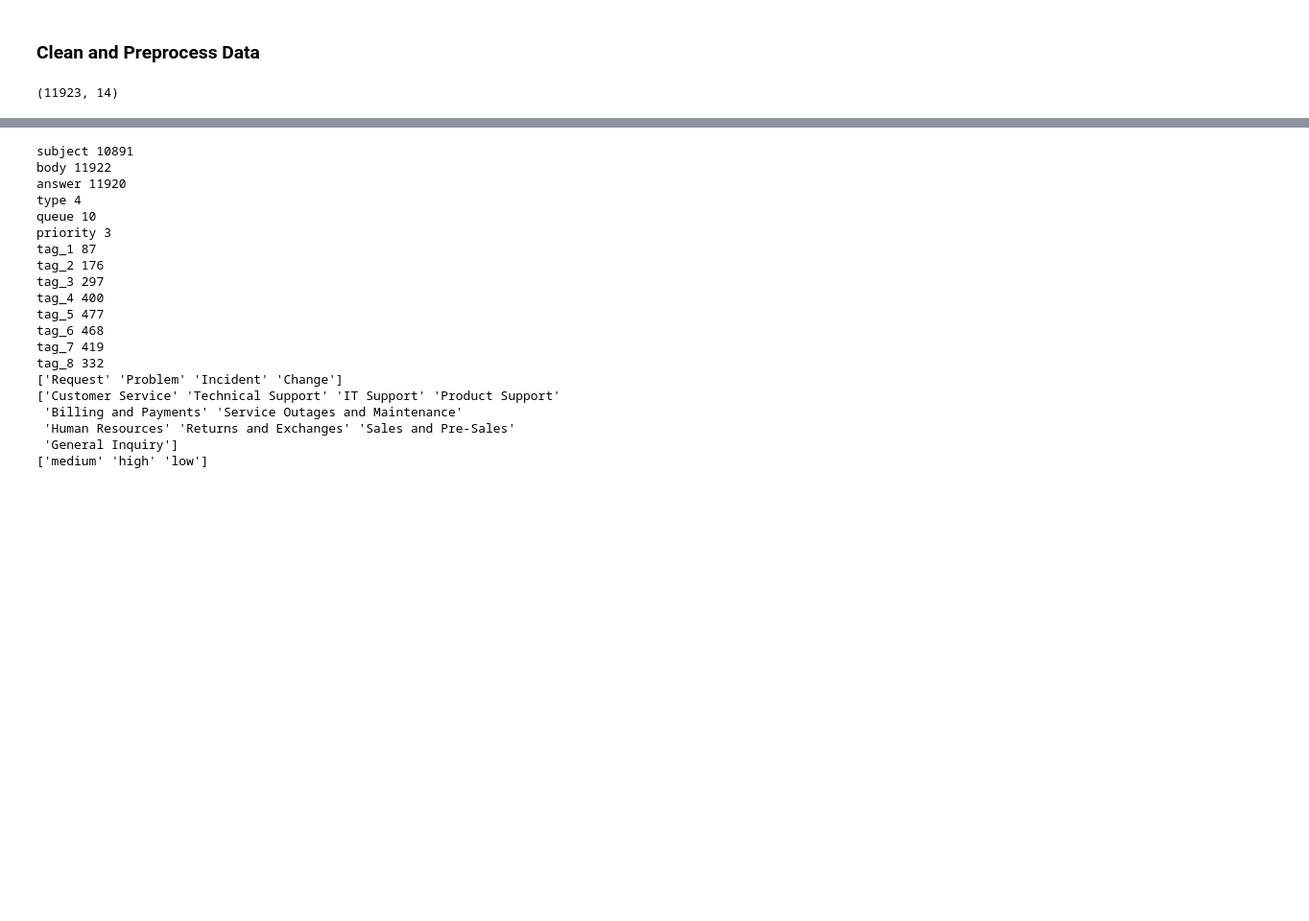
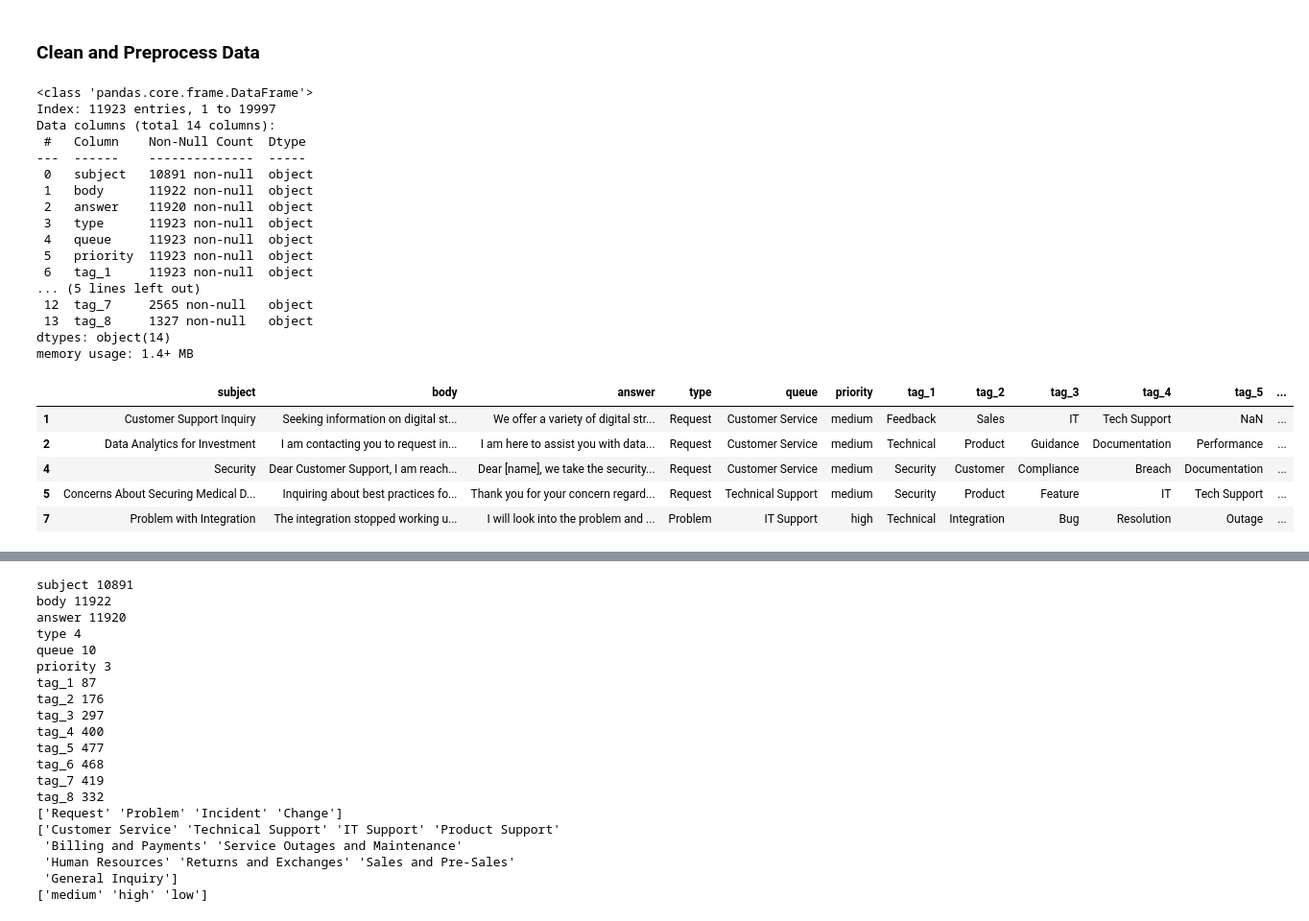
Before and after one commit to JRCockrum/csci4022-final-project, a Jupyter notebook: notebooks/kmodes_test.ipynb, the cells around one changed output, grey strips where cells are left out. Shown: that part at 96% size. Drawn from its saved outputs; the diff is of its cells as text; code cells hidden in the pictures; blank space fills up the shorter version.

```diff
--- a/notebooks/kmodes_test.ipynb
+++ b/notebooks/kmodes_test.ipynb
@@ -41,7 +41,30 @@ memory usage: 2.3+ MB
 # %%
 #Remove tickets not in english
 df = og_df[og_df['language']=="en"]
 df = df.drop(columns='language')
-print(df.shape)
+df.info()
+df.head()
 # %% [output]
-(11923, 14)
+<class 'pandas.core.frame.DataFrame'>
+Index: 11923 entries, 1 to 19997
+Data columns (total 14 columns):
+ #   Column    Non-Null Count  Dtype
+---  ------    --------------  -----
+ 0   subject   10891 non-null  object
+ 1   body      11922 non-null  object
+ 2   answer    11920 non-null  object
+ 3   type      11923 non-null  object
+ 4   queue     11923 non-null  object
+ 5   priority  11923 non-null  object
+ 6   tag_1     11923 non-null  object
+... (5 lines left out)
+ 12  tag_7     2565 non-null   object
+ 13  tag_8     1327 non-null   object
+dtypes: object(14)
+memory usage: 1.4+ MB
+|  | subject | body | answer | type | queue | priority | tag_1 | tag_2 | tag_3 | tag_4 | tag_5 | ... |
+| 1 | Customer Support Inquiry | Seeking information on digital st... | We offer a variety of digital str... | Request | Customer Service | medium | Feedback | Sales | IT | Tech Support | NaN | ... |
+| 2 | Data Analytics for Investment | I am contacting you to request in... | I am here to assist you with data... | Request | Customer Service | medium | Technical | Product | Guidance | Documentation | Performance | ... |
+| 4 | Security | Dear Customer Support, I am reach... | Dear [name], we take the security... | Request | Customer Service | medium | Security | Customer | Compliance | Breach | Documentation | ... |
+| 5 | Concerns About Securing Medical D... | Inquiring about best practices fo... | Thank you for your concern regard... | Request | Technical Support | medium | Security | Product | Feature | IT | Tech Support | ... |
+| 7 | Problem with Integration | The integration stopped working u... | I will look into the problem and ... | Problem | IT Support | high | Technical | Integration | Bug | Resolution | Outage | ... |
```
Also changed, not shown: parts of 2 cells of this notebook, 2 other files.
